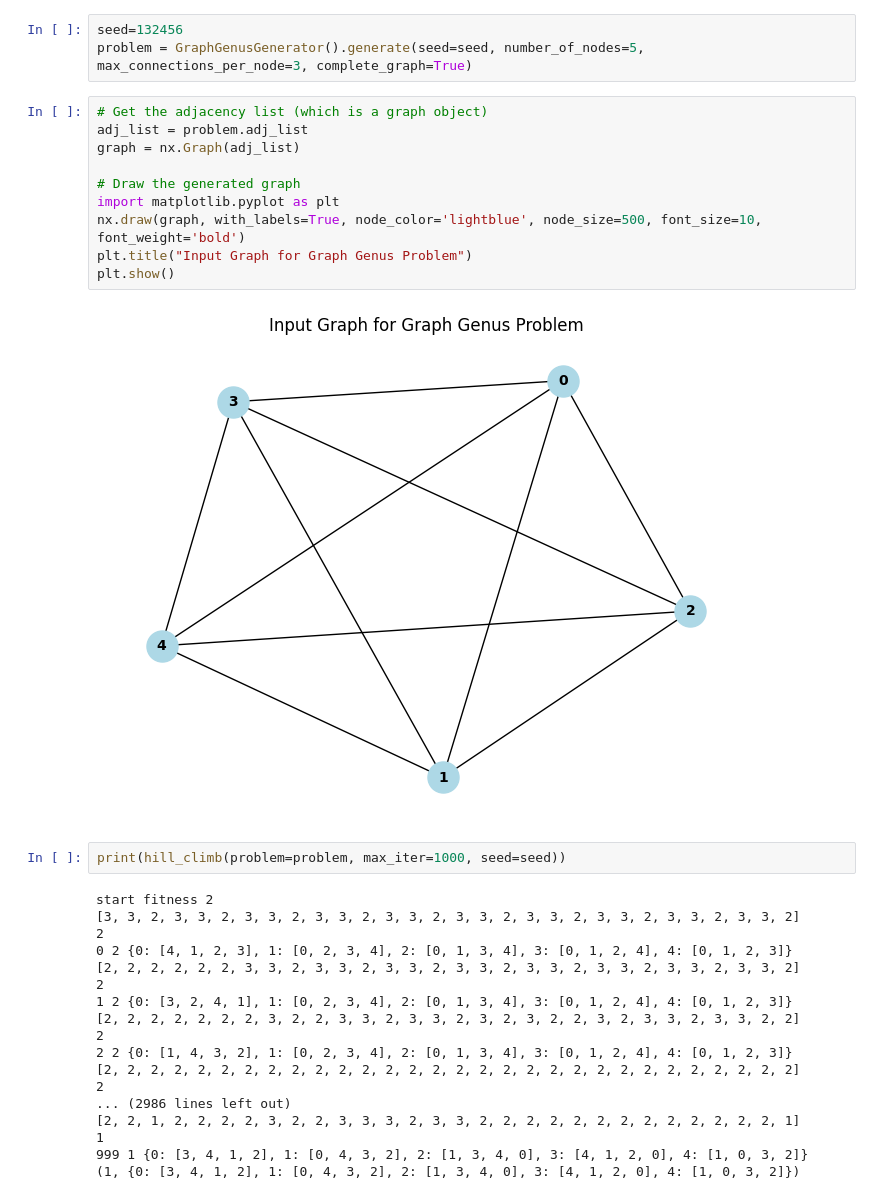
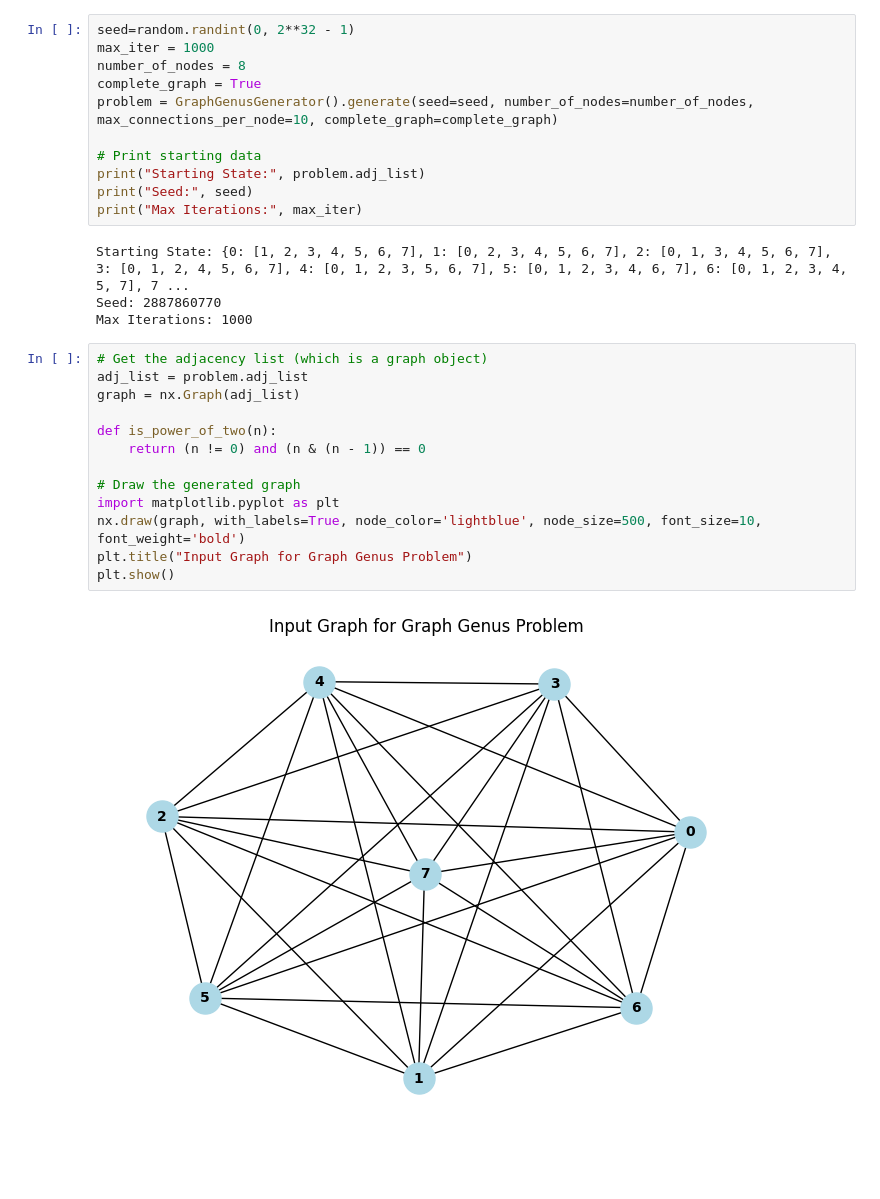
Before and after one commit to noahlsmtih/AROTTGGP, a Jupyter notebook: main.ipynb, the cells around one changed output. Saved outputs shown, nothing was run; the diff lists cells and outputs as text; blank space fills up the shorter version.

```diff
--- a/main.ipynb
+++ b/main.ipynb
@@ -5,35 +10,30 @@ from HC_Algorithm import hill_climb
-# %%
-seed=132456
-problem = GraphGenusGenerator().generate(seed=seed, number_of_nodes=5, max_connections_per_node=3, complete_graph=True)
+# %%
+seed=random.randint(0, 2**32 - 1)
+max_iter = 1000
+number_of_nodes = 8
+complete_graph = True
+problem = GraphGenusGenerator().generate(seed=seed, number_of_nodes=number_of_nodes, max_connections_per_node=10, complete_graph=complete_graph)
+
+# Print starting data
+print("Starting State:", problem.adj_list)
+print("Seed:", seed)
+print("Max Iterations:", max_iter)
+# %% [output]
+Starting State: {0: [1, 2, 3, 4, 5, 6, 7], 1: [0, 2, 3, 4, 5, 6, 7], 2: [0, 1, 3, 4, 5, 6, 7], 3: [0, 1, 2, 4, 5, 6, 7], 4: [0, 1, 2, 3, 5, 6, 7], 5: [0, 1, 2, 3, 4, 6, 7], 6: [0, 1, 2, 3, 4, 5, 7], 7 ...
+Seed: 2887860770
+Max Iterations: 1000
 # %%
 # Get the adjacency list (which is a graph object)
 adj_list = problem.adj_list
 graph = nx.Graph(adj_list)
+
+def is_power_of_two(n):
+    return (n != 0) and (n & (n - 1)) == 0
 
 # Draw the generated graph
 import matplotlib.pyplot as plt
 nx.draw(graph, with_labels=True, node_color='lightblue', node_size=500, font_size=10, font_weight='bold')
 plt.title("Input Graph for Graph Genus Problem")
 plt.show()
 # %% [output]
-[figure, old version]
+[figure, new version]
-# %%
-print(hill_climb(problem=problem, max_iter=1000, seed=seed))
-# %% [output]
-start fitness 2
-[3, 3, 2, 3, 3, 2, 3, 3, 2, 3, 3, 2, 3, 3, 2, 3, 3, 2, 3, 3, 2, 3, 3, 2, 3, 3, 2, 3, 3, 2]
-2
-0 2 {0: [4, 1, 2, 3], 1: [0, 2, 3, 4], 2: [0, 1, 3, 4], 3: [0, 1, 2, 4], 4: [0, 1, 2, 3]}
-[2, 2, 2, 2, 2, 2, 3, 3, 2, 3, 3, 2, 3, 3, 2, 3, 3, 2, 3, 3, 2, 3, 3, 2, 3, 3, 2, 3, 3, 2]
-2
-1 2 {0: [3, 2, 4, 1], 1: [0, 2, 3, 4], 2: [0, 1, 3, 4], 3: [0, 1, 2, 4], 4: [0, 1, 2, 3]}
-[2, 2, 2, 2, 2, 2, 2, 3, 2, 2, 3, 3, 2, 3, 3, 2, 3, 2, 3, 2, 2, 3, 2, 3, 3, 2, 3, 3, 2, 2]
-2
-2 2 {0: [1, 4, 3, 2], 1: [0, 2, 3, 4], 2: [0, 1, 3, 4], 3: [0, 1, 2, 4], 4: [0, 1, 2, 3]}
-[2, 2, 2, 2, 2, 2, 2, 2, 2, 2, 2, 2, 2, 2, 2, 2, 2, 2, 2, 2, 2, 2, 2, 2, 2, 2, 2, 2, 2, 2]
-2
-... (2986 lines left out)
-[2, 2, 1, 2, 2, 2, 2, 3, 2, 2, 3, 3, 3, 2, 3, 3, 2, 2, 2, 2, 2, 2, 2, 2, 2, 2, 2, 2, 2, 1]
-1
-999 1 {0: [3, 4, 1, 2], 1: [0, 4, 3, 2], 2: [1, 3, 4, 0], 3: [4, 1, 2, 0], 4: [1, 0, 3, 2]}
-(1, {0: [3, 4, 1, 2], 1: [0, 4, 3, 2], 2: [1, 3, 4, 0], 3: [4, 1, 2, 0], 4: [1, 0, 3, 2]})
```
Also changed, not shown: parts of 4 cells of this notebook, 8 other files.
